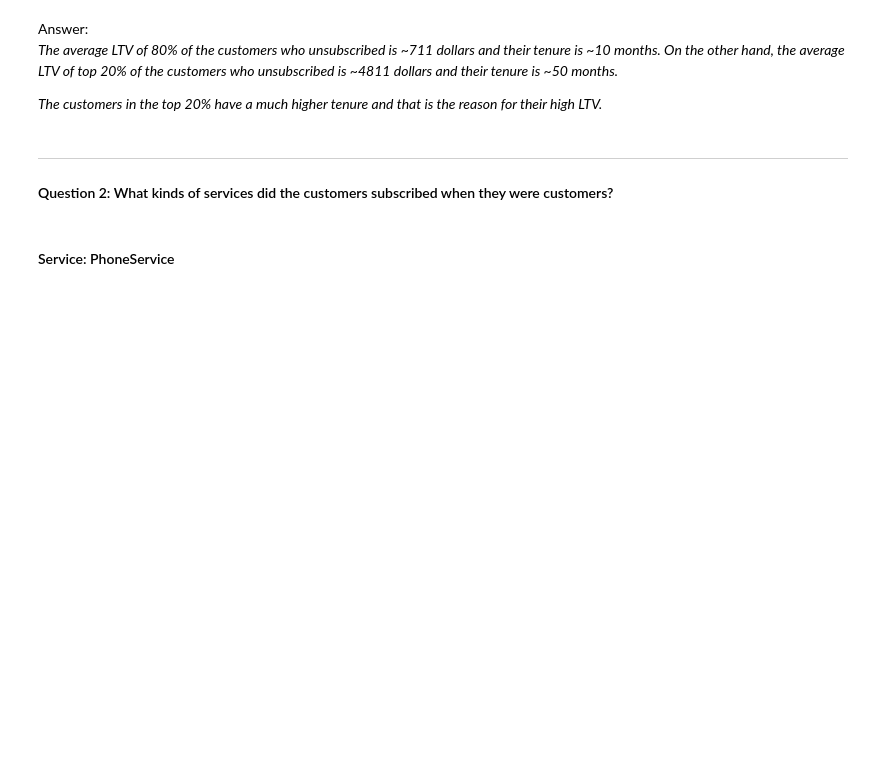
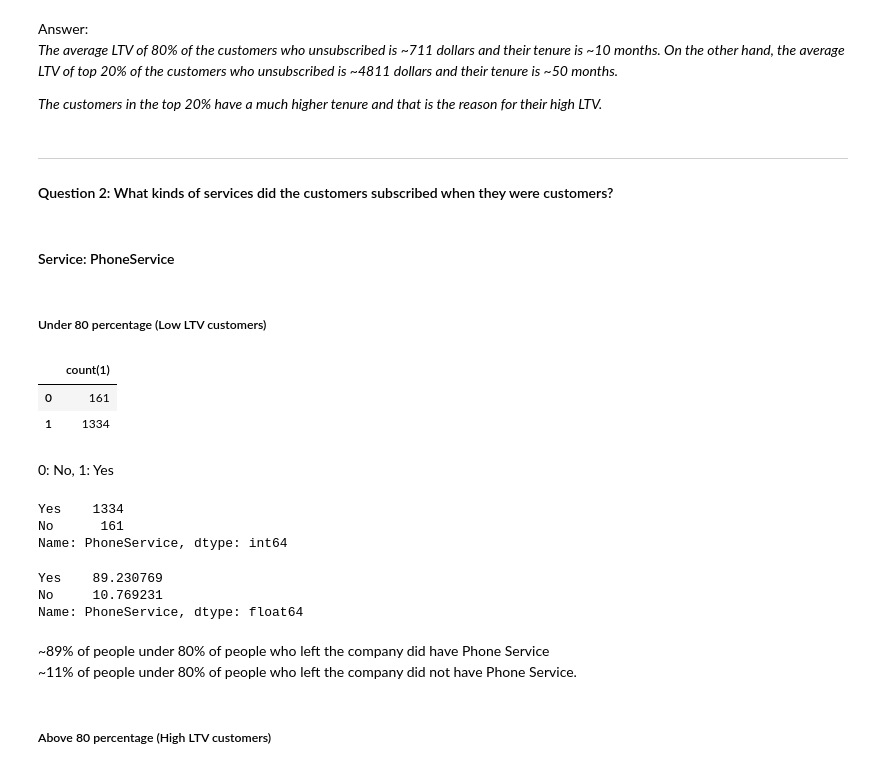
Before and after one commit to adityakumaar/Customer-churn-case-study, a Jupyter notebook: Part_2_Customer Lifetime Value Analysis.ipynb, the cells around one changed output. Drawn from its saved outputs; the diff is of its cells as text; code cells hidden in the pictures; blank space fills up the shorter version.

```diff
--- a/Part_2_Customer Lifetime Value Analysis.ipynb
+++ b/Part_2_Customer Lifetime Value Analysis.ipynb
@@ -175,3 +175,33 @@ Answer:<br>
 #### Question 2: What kinds of services did the customers subscribed when they were customers?
 # %% [markdown]
 #### Service: PhoneService
+# %% [markdown]
+##### Under 80 percentage (Low LTV customers)
+# %%
+# using SQL
+pd.read_sql("select count(1) from churn_all where TotalCharges <= 2840.41 and Churn='Yes' group by PhoneService", conn)
+# %% [output]
+|  | count(1) |
+| 0 | 161 |
+| 1 | 1334 |
+# %% [markdown]
+0: No, 1: Yes
+# %%
+# using Pandas value_counts() function
+total_charges_under80.PhoneService.value_counts()
+# %% [output]
+Yes    1334
+No      161
+Name: PhoneService, dtype: int64
+# %%
+# calculating percentage using Pandas value_counts() function
+(total_charges_under80.PhoneService.value_counts() / total_charges_under80.shape[0]) * 100
+# %% [output]
+Yes    89.230769
+No     10.769231
+Name: PhoneService, dtype: float64
+# %% [markdown]
+~89% of people under 80% of people who left the company did have Phone Service<br>
+~11% of people under 80% of people who left the company did not have Phone Service.
+# %% [markdown]
+##### Above 80 percentage (High LTV customers)
```
Also changed, not shown: parts of 34 cells of this notebook.
